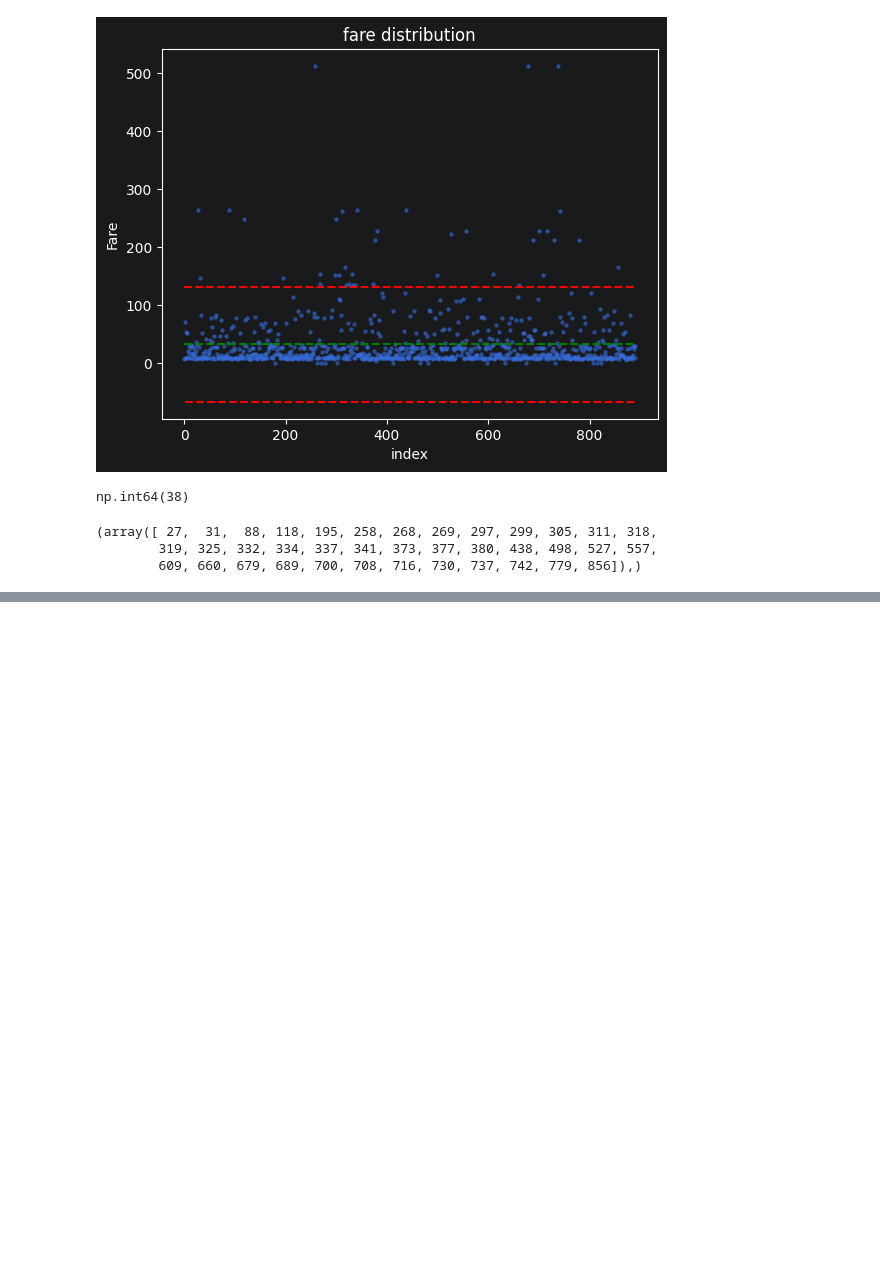
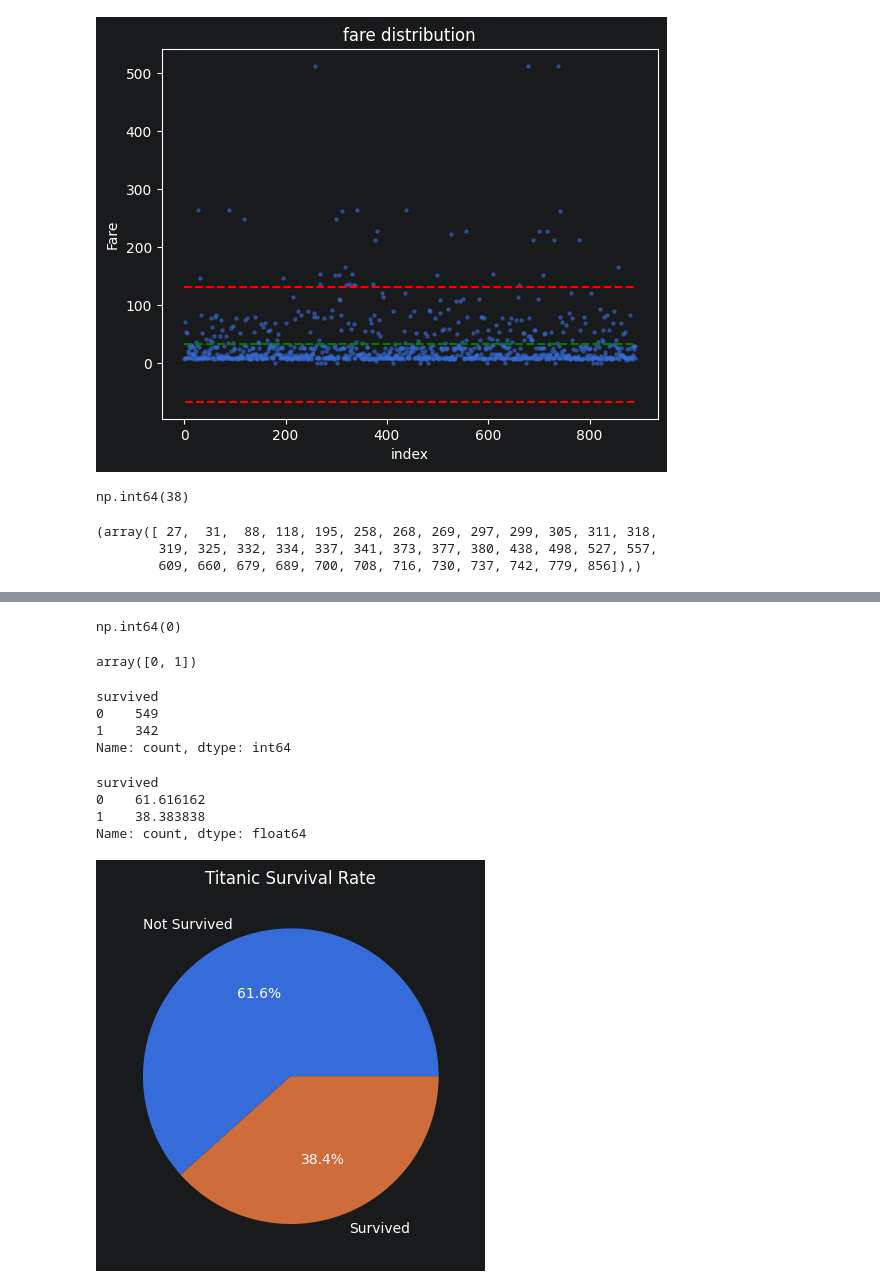
Before and after one commit to ParsaMirzaiee/titanic_data, a Jupyter notebook: titanic.ipynb, the cells around one changed output, grey strips where cells are left out. Drawn from its saved outputs; the diff is of its cells as text; code cells hidden in the pictures; blank space fills up the shorter version.

```diff
--- a/titanic.ipynb
+++ b/titanic.ipynb
@@ -323,0 +379,15 @@ plt.scatter(
+# %%
+df['survived'].isna().sum()
+# %% [output]
+np.int64(0)
+# %%
+df['survived'].unique()
+# %% [output]
+array([0, 1])
+# %%
+df['survived'].value_counts()
+# %% [output]
+survived
+0    549
+1    342
+Name: count, dtype: int64
@@ -323,0 +396,22 @@ plt.scatter(
+# %%
+survived_counts = df['survived'].value_counts()
+
+survived_percent = (survived_count/len(df))*100
+
+print(survived_percent)
+# %% [output]
+survived
+0    61.616162
+1    38.383838
+Name: count, dtype: float64
+# %%
+plt.pie(
+    survived_percent,
+    labels=['Not Survived', 'Survived'],
+    autopct='%1.1f%%'
+)
+
+plt.title('Titanic Survival Rate')
+plt.show()
+# %% [output]
+[figure, added]
```
Also changed, not shown: parts of 18 cells of this notebook.
